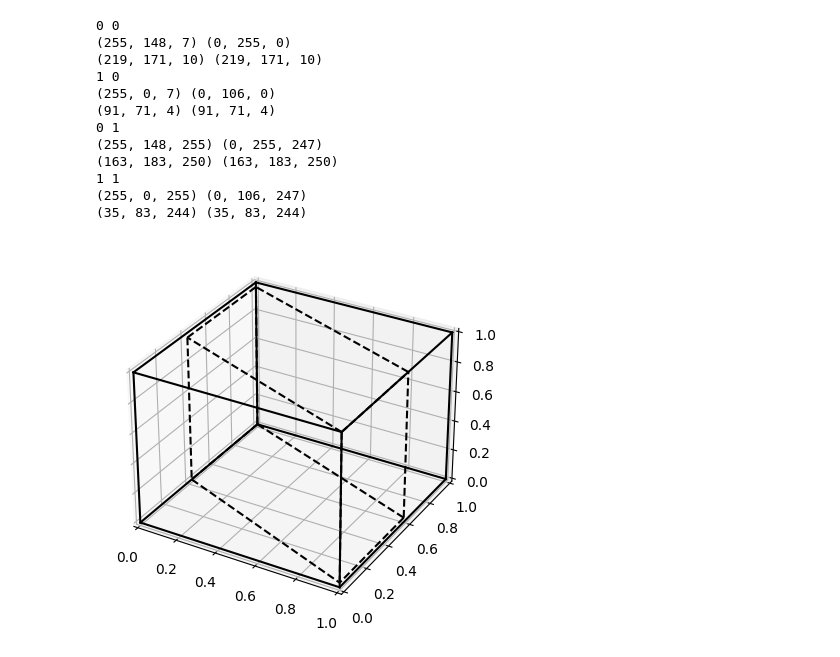
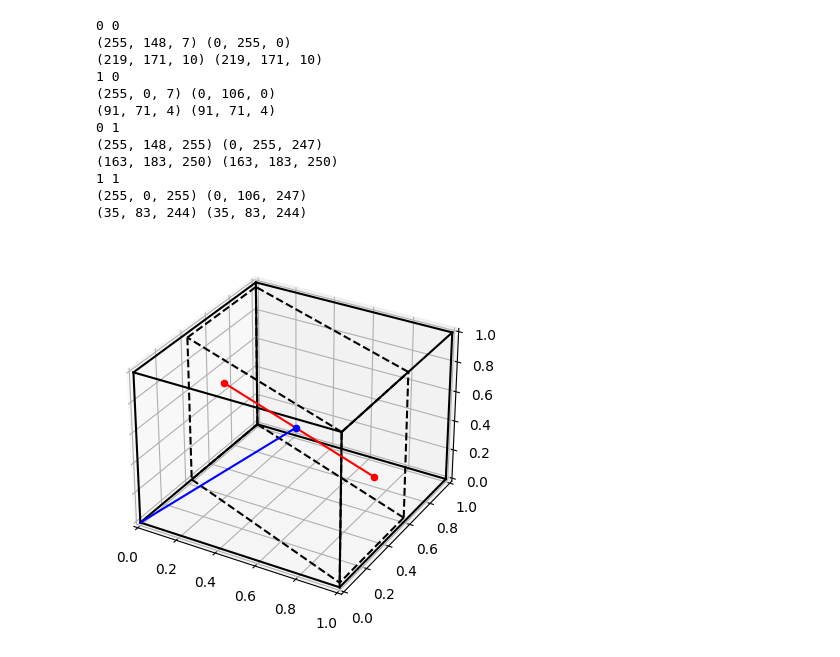
Before and after one commit to TimBerti/ColorPairs, a Jupyter notebook: color_pairs_cube.ipynb, the cells around one changed output. Saved outputs shown, nothing was run; the diff lists cells and outputs as text; code cells hidden in the pictures.

Commit message:
x and v vector to plot

```diff
--- a/color_pairs_cube.ipynb
+++ b/color_pairs_cube.ipynb
@@ -145,34 +145,43 @@ parallelepiped_edges = [
     [0, 2],
     [0, 4],
     [0, 6],
     [1, 3],
     [1, 5],
     [1, 7],
     [2, 5],
     [2, 7],
     [3, 4],
     [3, 6],
     [4, 7],
     [5, 6]
 ]
 
 for edge in parallelepiped_edges:
     r = [parallelepiped_vertices[edge[0]][0], parallelepiped_vertices[edge[1]][0]]
     g = [parallelepiped_vertices[edge[0]][1], parallelepiped_vertices[edge[1]][1]]
     b = [parallelepiped_vertices[edge[0]][2], parallelepiped_vertices[edge[1]][2]]
     ax.plot(r, g, b, color='black', linestyle='dashed')
 
+x = anchor_1 + d/2 * v + 1/2 * y + 1/2 * z
+ax.plot([0, x[0]], [0, x[1]], [0, x[2]], color='blue')
+ax.scatter(x[0], x[1], x[2], color='blue')
+c1 = x + d/2 * v
+ax.plot([x[0], c1[0]], [x[1], c1[1]], [x[2], c1[2]], color='red')
+ax.scatter(c1[0], c1[1], c1[2], color='red')
+c2 = x - d/2 * v
+ax.plot([x[0], c2[0]], [x[1], c2[1]], [x[2], c2[2]], color='red')
+ax.scatter(c2[0], c2[1], c2[2], color='red')
 # ax.set_xlabel('R')
 # ax.set_ylabel('G')
 # ax.set_zlabel('B')
 
 ax.set_xlim(0, 1)
 ax.set_ylim(0, 1)
 ax.set_zlim(0, 1)
 
 plt.show()
 # %% [output]
-[figure, old version]
+[figure, new version]
 # %%
 import plotly.graph_objects as go
 
```
